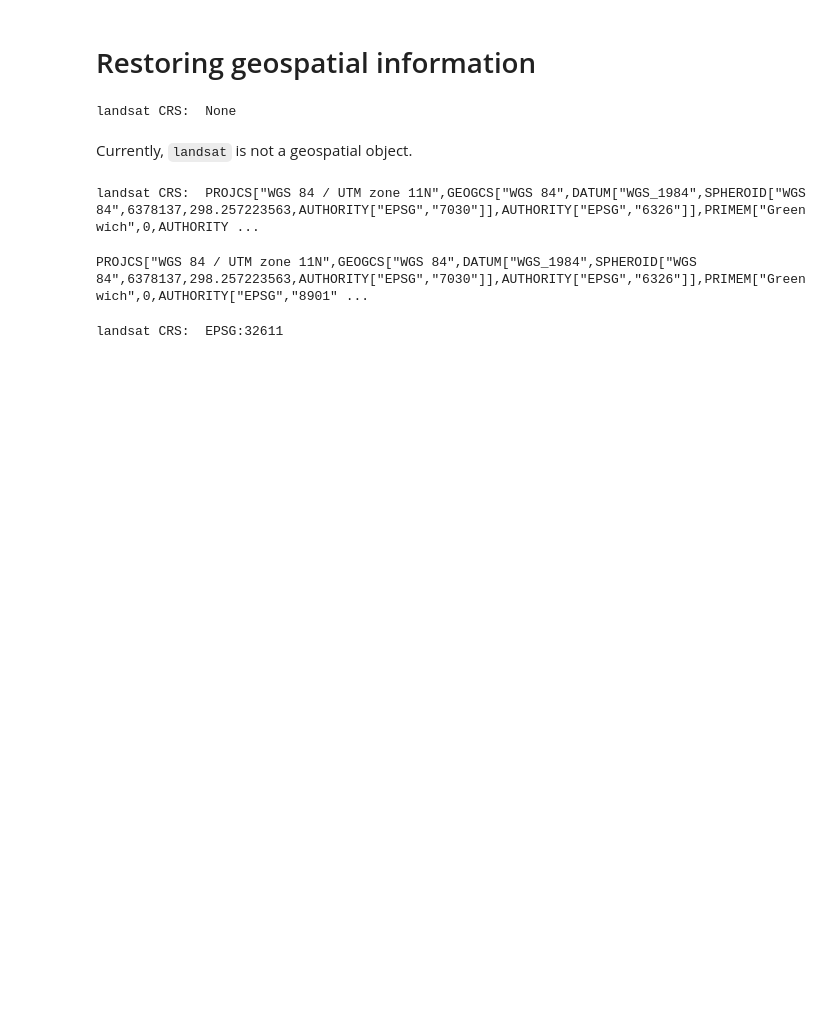
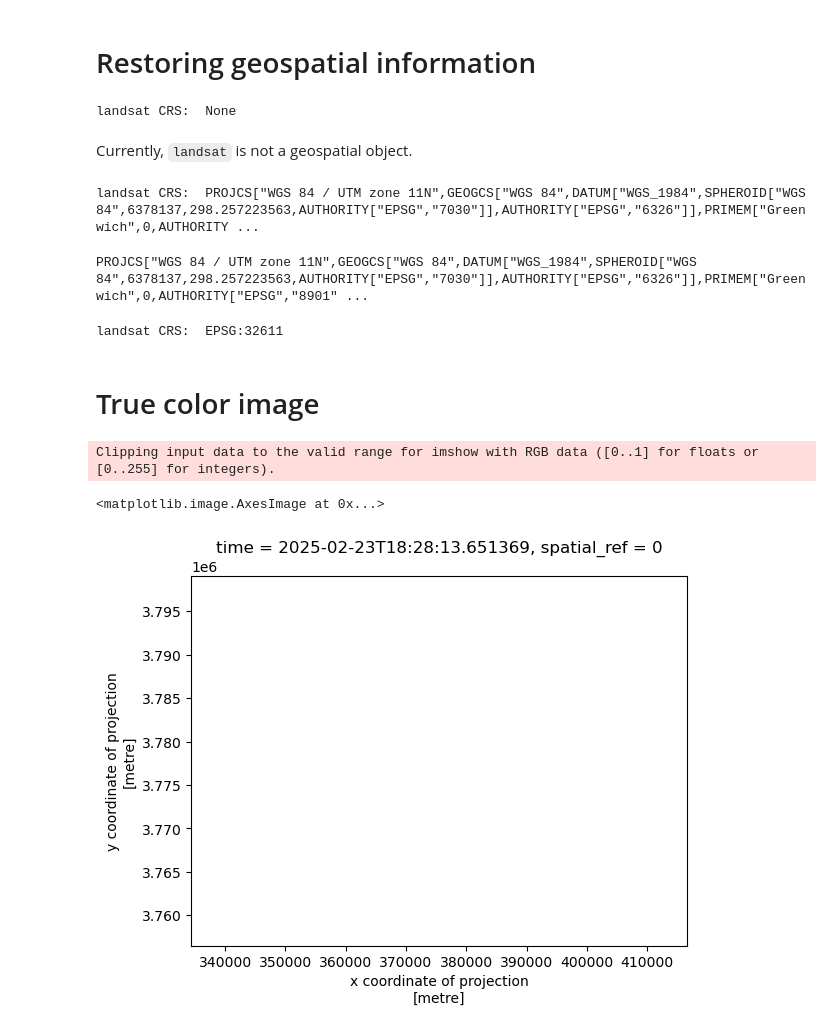
Before and after one commit to edengonzalezz/eds220-hwk4, a Jupyter notebook: hwk4-task2-false-color-GONZALEZ.ipynb, the cells around one changed output. Cells and saved outputs as stored; diff of their text form; code cells hidden in the pictures; blank space fills up the shorter version.

Commit message:
true color image

```diff
--- a/hwk4-task2-false-color-GONZALEZ.ipynb
+++ b/hwk4-task2-false-color-GONZALEZ.ipynb
@@ -187,3 +187,12 @@ landsat = landsat.rio.write_crs(crs)
 print('landsat CRS: ',landsat.rio.crs)
 # %% [output]
 landsat CRS:  EPSG:32611
+# %% [markdown]
+# True color image
+# %%
+# First attempt at plotting true color image
+landsat[['red', 'green', 'blue']].to_dataarray().plot.imshow()
+# %% [output]
+Clipping input data to the valid range for imshow with RGB data ([0..1] for floats or [0..255] for integers).
+<matplotlib.image.AxesImage at 0x...>
+[figure, added]
```
Also changed, not shown: parts of 4 cells of this notebook.
